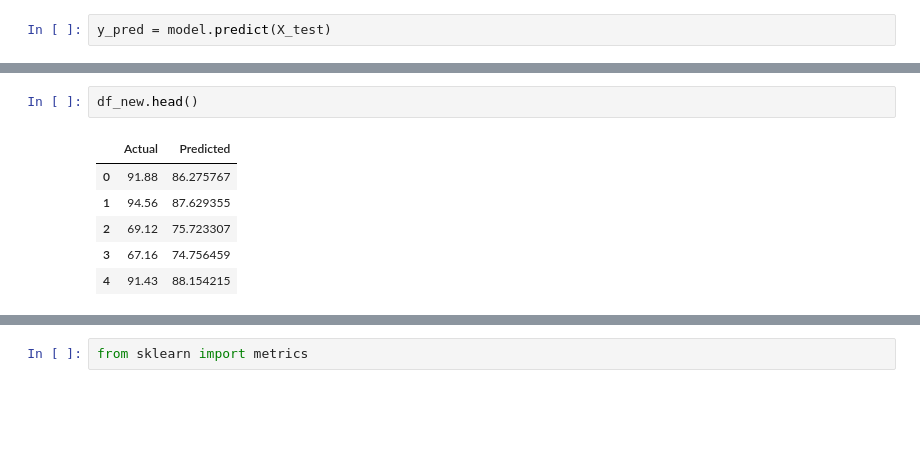
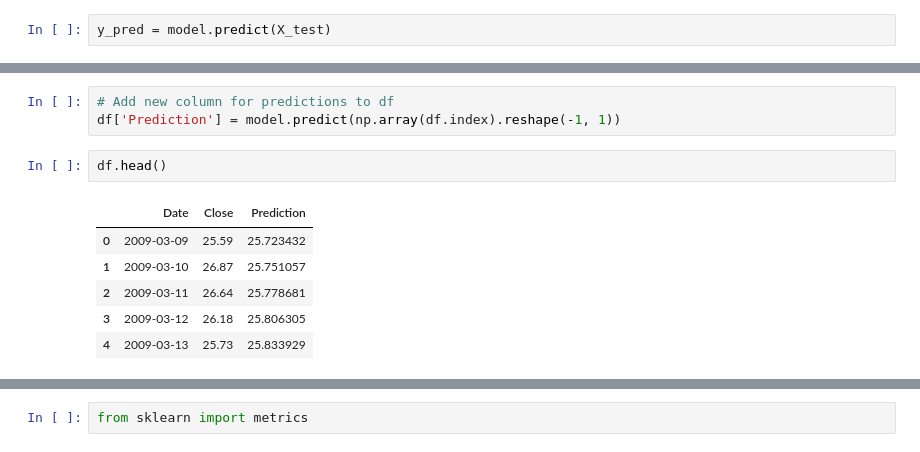
Before and after one commit to mediasittich/Predicting-Stock-Prices-with-Linear-Regression, a Jupyter notebook: Predicting Stock Prices with Linear Regression.ipynb, the cells around one changed output, grey strips where cells are left out. Saved outputs shown, nothing was run; the diff lists cells and outputs as text; blank space fills up the shorter version.

```diff
--- a/Predicting Stock Prices with Linear Regression.ipynb
+++ b/Predicting Stock Prices with Linear Regression.ipynb
@@ -116,9 +242,12 @@ df_new = pd.DataFrame({'Actual': y_test.values.flatten(), 'Predicted': y_pred.fl
+# %%
+# Add new column for predictions to df
+df['Prediction'] = model.predict(np.array(df.index).reshape(-1, 1))
 # %%
-df_new.head()
+df.head()
 # %% [output]
-|  | Actual | Predicted |
-| 0 | 91.88 | 86.275767 |
-| 1 | 94.56 | 87.629355 |
-| 2 | 69.12 | 75.723307 |
-| 3 | 67.16 | 74.756459 |
-| 4 | 91.43 | 88.154215 |
+|  | Date | Close | Prediction |
+| 0 | 2009-03-09 | 25.59 | 25.723432 |
+| 1 | 2009-03-10 | 26.87 | 25.751057 |
+| 2 | 2009-03-11 | 26.64 | 25.778681 |
+| 3 | 2009-03-12 | 26.18 | 25.806305 |
+| 4 | 2009-03-13 | 25.73 | 25.833929 |
```
Also changed, not shown: parts of 40 cells of this notebook.
